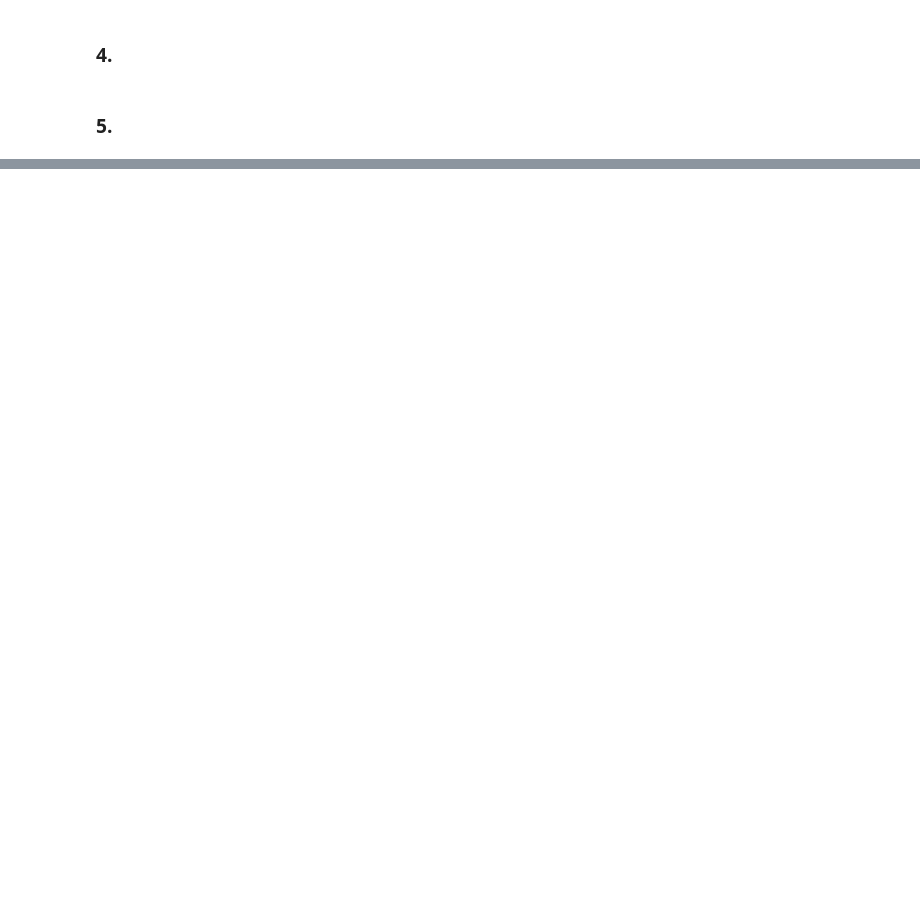
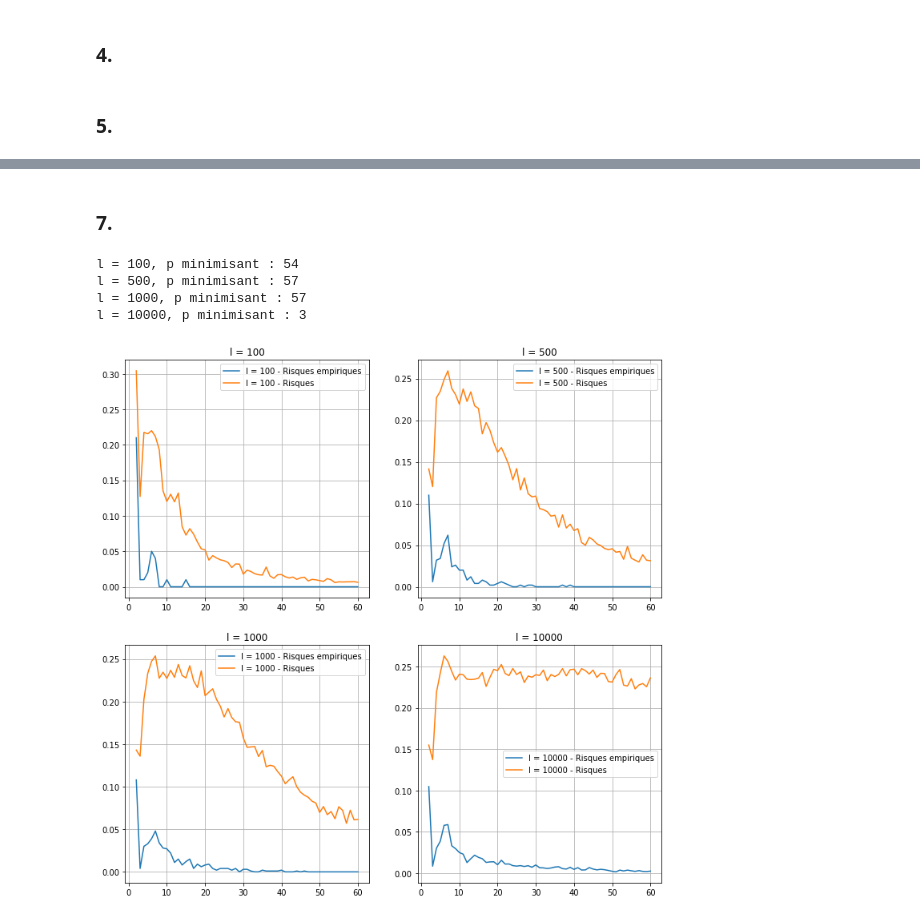
Before and after one commit to BenjaminDeporte/TP_Big_Data_1, a Jupyter notebook: tp1_antoine.ipynb, the cells around one changed output, grey strips where cells are left out. Cells and saved outputs as stored; diff of their text form; code cells hidden in the pictures; blank space fills up the shorter version.

```diff
--- a/tp1_antoine.ipynb
+++ b/tp1_antoine.ipynb
@@ -72,0 +86,48 @@ plt.matshow(B)
+# %%
+def testens(B,m,g,s):
+    x_test, y_test = echant(m,g,s)
+    p = B.shape[0]
+    R = 0
+    for k in range(m):
+        i = int(p * x_test[k,0])
+        j = int(p * x_test[k,1])
+        if B[i,j] == 1:
+            R += (y[k] == -1) * 1
+    R /= m
+    return R
+# %% [markdown]
+###  7.
+# %%
+ls = [100, 500, 1000, 10000]
+ps = np.arange(2,61)
+
+plt.figure(figsize=(12,12))
+m = 4600
+p_mins = []
+
+for _1 in range(len(ls)) :
+    plt.subplot(2,2,_1+1,title=f'l = {ls[_1]}')
+    Res = []
+    Rs  = []
+    for _2 in range(len(ps)) :
+        x_train,y_train = echant(ls[_1],g,s)
+        B, Re = estens(x_train,y_train,ps[_2])
+        R = testens(B,m,g,s)
+        Res.append(Re)
+        Rs.append(R)
+    p_mins.append(ps[np.argmin(Rs)])
+
+    plt.plot(ps,Res, label=f'l = {ls[_1]} - Risques empiriques')
+    plt.plot(ps,Rs,  label=f'l = {ls[_1]} - Risques')
+
+    plt.grid();
+    plt.legend();
+
+for i in range(4):
+    print(f"l = {ls[i]}, p minimisant : {p_mins[i]}")
+# %% [output]
+l = 100, p minimisant : 54
+l = 500, p minimisant : 57
+l = 1000, p minimisant : 57
+l = 10000, p minimisant : 3
+[figure, added]
```
Also changed, not shown: parts of 5 cells of this notebook.
